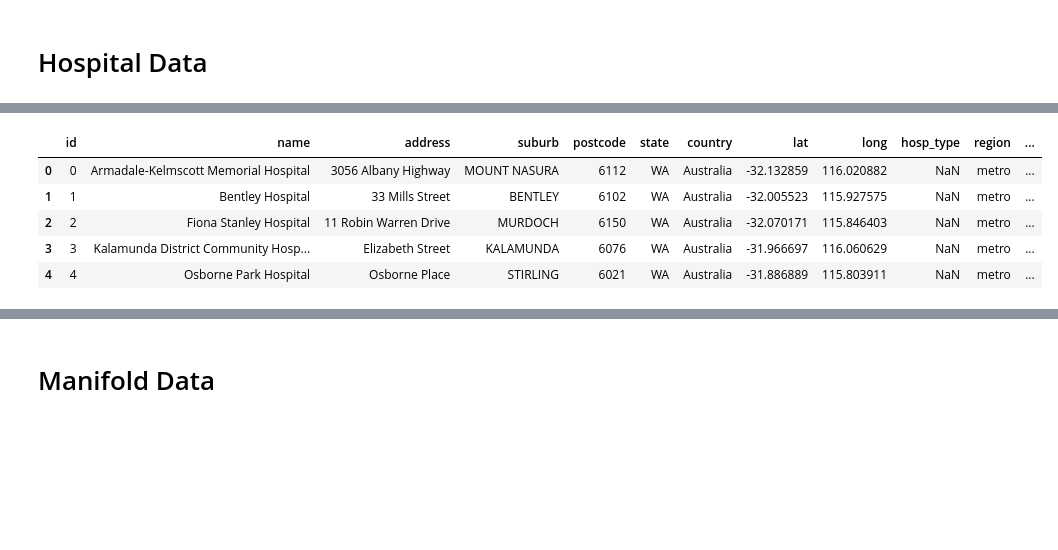
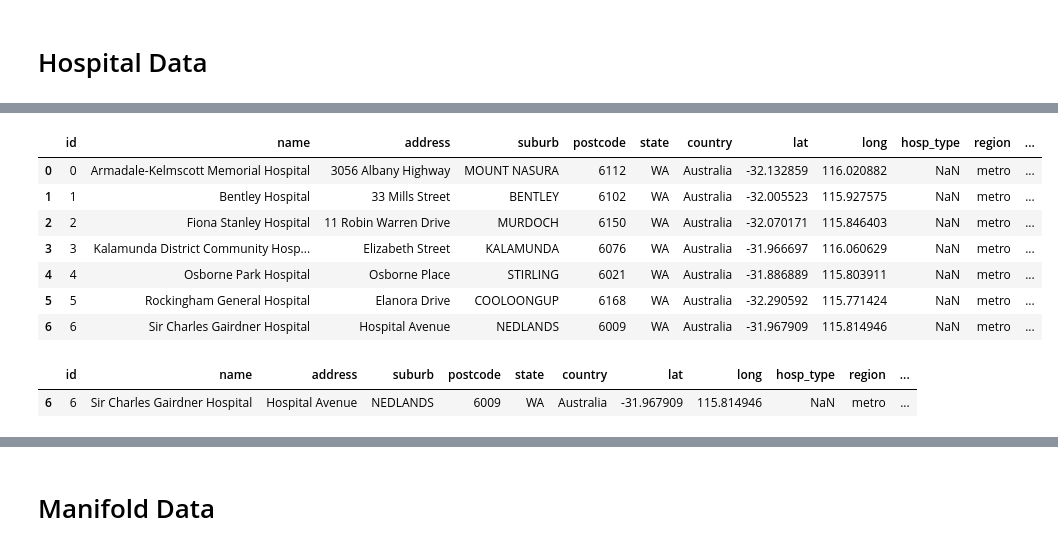
Before and after one commit to dcurrigan/nitrous, a Jupyter notebook: data/data_wrangling_v2.ipynb, the cells around one changed output, grey strips where cells are left out. Cells and saved outputs as stored; diff of their text form; code cells hidden in the pictures; blank space fills up the shorter version.

```diff
--- a/data/data_wrangling_v2.ipynb
+++ b/data/data_wrangling_v2.ipynb
@@ -598,14 +600,22 @@ outname = "hospitals.csv"
 hosp_table.to_csv(outname, index=False, encoding='utf-8')
 # %%
 hospitals = pd.read_csv("hospitals.csv")
-hospitals.head()
+hospitals.head(7)
 # %% [output]
 |  | id | name | address | suburb | postcode | state | country | lat | long | hosp_type | region | ... |
 | 0 | 0 | Armadale-Kelmscott Memorial Hospital | 3056 Albany Highway | MOUNT NASURA | 6112 | WA | Australia | -32.132859 | 116.020882 | NaN | metro | ... |
 | 1 | 1 | Bentley Hospital | 33 Mills Street | BENTLEY | 6102 | WA | Australia | -32.005523 | 115.927575 | NaN | metro | ... |
 | 2 | 2 | Fiona Stanley Hospital | 11 Robin Warren Drive | MURDOCH | 6150 | WA | Australia | -32.070171 | 115.846403 | NaN | metro | ... |
 | 3 | 3 | Kalamunda District Community Hosp... | Elizabeth Street | KALAMUNDA | 6076 | WA | Australia | -31.966697 | 116.060629 | NaN | metro | ... |
 | 4 | 4 | Osborne Park Hospital | Osborne Place | STIRLING | 6021 | WA | Australia | -31.886889 | 115.803911 | NaN | metro | ... |
+| 5 | 5 | Rockingham General Hospital | Elanora Drive | COOLOONGUP | 6168 | WA | Australia | -32.290592 | 115.771424 | NaN | metro | ... |
+| 6 | 6 | Sir Charles Gairdner Hospital | Hospital Avenue | NEDLANDS | 6009 | WA | Australia | -31.967909 | 115.814946 | NaN | metro | ... |
+# %%
+hospitals = hospitals[hospitals['name']=='Sir Charles Gairdner Hospital']
+hospitals
+# %% [output]
+|  | id | name | address | suburb | postcode | state | country | lat | long | hosp_type | region | ... |
+| 6 | 6 | Sir Charles Gairdner Hospital | Hospital Avenue | NEDLANDS | 6009 | WA | Australia | -31.967909 | 115.814946 | NaN | metro | ... |
 # %%
 from sqlalchemy import create_engine
 engine = create_engine('postgresql://nitrous_user:jZce01ie7vIU1brnuzFZOESh4IVczwMo@dpg-cho5epvdvk4rn2t4lun0-a.singapore-postgres.render.com/nitrous')
```
Also changed, not shown: parts of 11 cells of this notebook, 5 other files.
